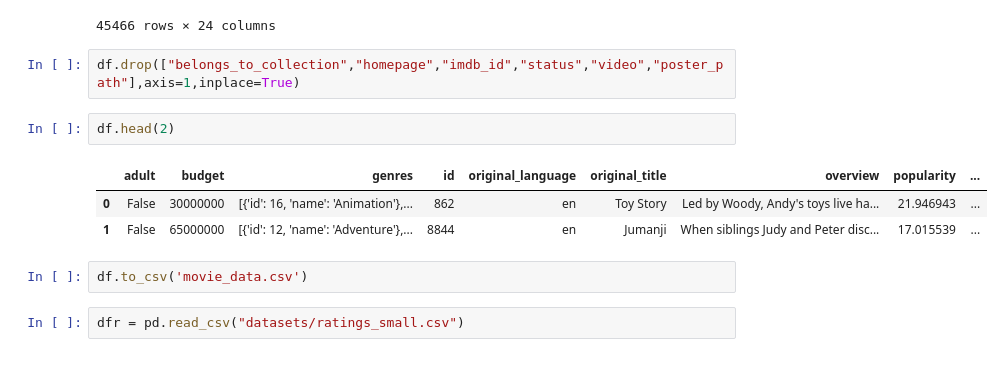
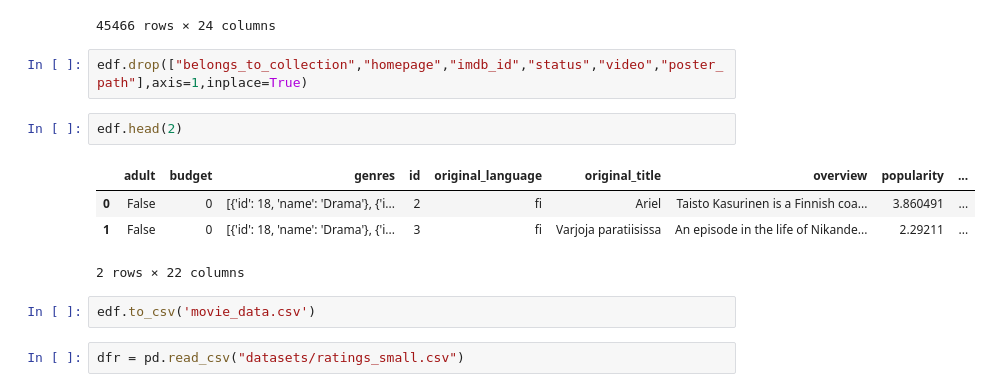
Before and after one commit to IORD1/DSBDA-scripts-rating, a Jupyter notebook: data_clean1.ipynb, the cells around one changed output. Cells and saved outputs as stored; diff of their text form.

Commit message:
movies and rating ready to merge, conflicts in merge

```diff
--- a/data_clean1.ipynb
+++ b/data_clean1.ipynb
@@ -21,15 +21,16 @@ df
 | 45465 | False | NaN | 0 | [] | NaN | 461257 | tt6980792 | en | ... |
 45466 rows × 24 columns
 # %%
-df.drop(["belongs_to_collection","homepage","imdb_id","status","video","poster_path"],axis=1,inplace=True)
+edf.drop(["belongs_to_collection","homepage","imdb_id","status","video","poster_path"],axis=1,inplace=True)
 # %%
-df.head(2)
+edf.head(2)
 # %% [output]
 |  | adult | budget | genres | id | original_language | original_title | overview | popularity | ... |
-| 0 | False | 30000000 | [{'id': 16, 'name': 'Animation'},... | 862 | en | Toy Story | Led by Woody, Andy's toys live ha... | 21.946943 | ... |
-| 1 | False | 65000000 | [{'id': 12, 'name': 'Adventure'},... | 8844 | en | Jumanji | When siblings Judy and Peter disc... | 17.015539 | ... |
+| 0 | False | 0 | [{'id': 18, 'name': 'Drama'}, {'i... | 2 | fi | Ariel | Taisto Kasurinen is a Finnish coa... | 3.860491 | ... |
+| 1 | False | 0 | [{'id': 18, 'name': 'Drama'}, {'i... | 3 | fi | Varjoja paratiisissa | An episode in the life of Nikande... | 2.29211 | ... |
+2 rows × 22 columns
 # %%
-df.to_csv('movie_data.csv')
+edf.to_csv('movie_data.csv')
 # %%
 dfr = pd.read_csv("datasets/ratings_small.csv")
 # %%
```
Also changed, not shown: parts of 6 cells of this notebook, 5 other files.
